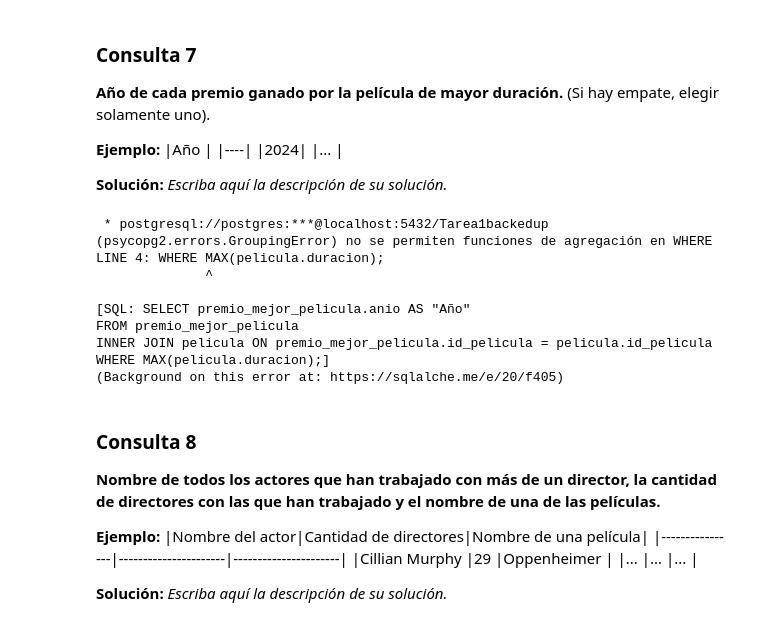
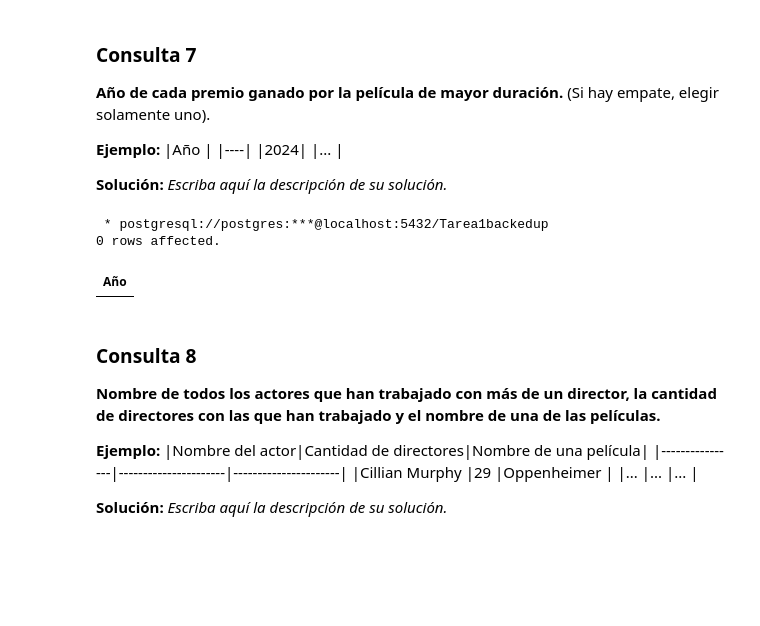
Before and after one commit to SlippinJunior/Tarea_1_BD, a Jupyter notebook: Tarea_1.ipynb, the cells around one changed output. Drawn from its saved outputs; the diff is of its cells as text; code cells hidden in the pictures; blank space fills up the shorter version.

```diff
--- a/Tarea_1.ipynb
+++ b/Tarea_1.ipynb
@@ -546,21 +546,20 @@ ORDER BY COUNT(*) DESC;
 **Solución:** _Escriba aquí la descripción de su solución._
 # %%
 %%sql
-SELECT premio_mejor_pelicula.anio AS "Año"
+SELECT anio AS "Año"
 FROM premio_mejor_pelicula
-INNER JOIN pelicula ON premio_mejor_pelicula.id_pelicula = pelicula.id_pelicula
-WHERE MAX(pelicula.duracion);
+INNER JOIN (
+    SELECT id_pelicula
+    FROM pelicula
+    WHERE duracion = (
+        SELECT MAX(duracion)
+        FROM pelicula
+    ) LIMIT 1
+) AS pelicula_mayor_duracion ON premio_mejor_pelicula.id_pelicula = pelicula_mayor_duracion.id_pelicula;
 # %% [output]
  * postgresql://postgres:***@localhost:5432/Tarea1backedup
-(psycopg2.errors.GroupingError) no se permiten funciones de agregación en WHERE
-LINE 4: WHERE MAX(pelicula.duracion);
-              ^
-
-[SQL: SELECT premio_mejor_pelicula.anio AS "Año"
-FROM premio_mejor_pelicula
-INNER JOIN pelicula ON premio_mejor_pelicula.id_pelicula = pelicula.id_pelicula
-WHERE MAX(pelicula.duracion);]
-(Background on this error at: https://sqlalche.me/e/20/f405)
+0 rows affected.
+| Año |
 # %% [markdown]
 ### Consulta 8
 **Nombre de todos los actores que han trabajado con más de un director, la cantidad de directores con las que han trabajado y el nombre de una de las películas.**
```
